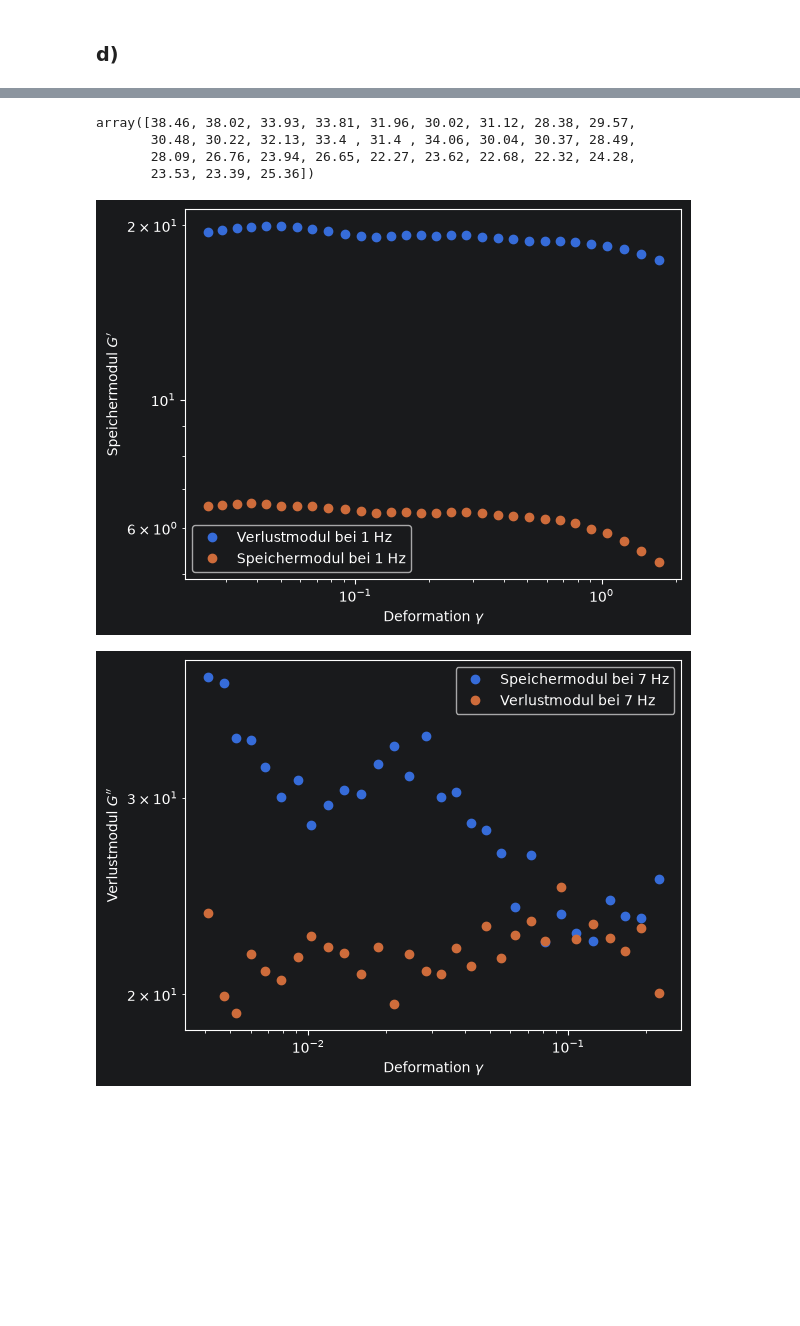
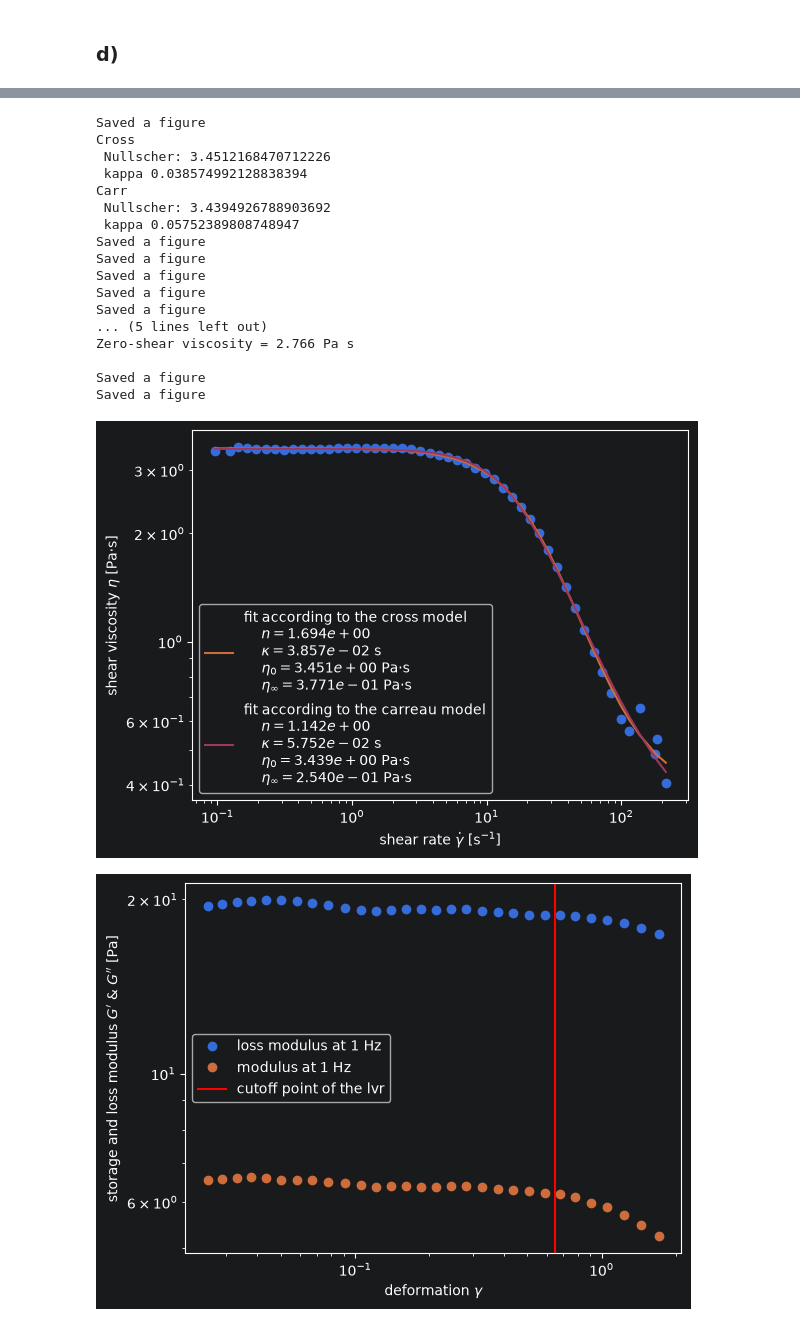
Before and after one commit to Rankenstein678/PCF, a Jupyter notebook: Rheologie/Rehologie.ipynb, the cells around one changed output, grey strips where cells are left out. Saved outputs shown, nothing was run; the diff lists cells and outputs as text; code cells hidden in the pictures; blank space fills up the shorter version.

```diff
--- a/Rheologie/Rehologie.ipynb
+++ b/Rheologie/Rehologie.ipynb
@@ -150,13 +217,15 @@ def maxwell_g2(omega, tau, g0):
 # %% [markdown]
 ### d)
 # %%
-def d(g1, g2, g0):
+def d(g1, g2, g0, filename="cole_cole"):
     fig, ax = plt.subplots()
     ax.scatter(g1, g2)
-    ax.set_xlabel(r"Speichermodul G$^\prime$")
-    ax.set_ylabel(r"Verlustmodul G$^{\prime\prime}$")
+    ax.set_xlabel(r"storage modulus  G$^\prime$ [Pa]")
+    ax.set_ylabel(r"loss modulus G$^{\prime\prime}$ [Pa]")
 
-    x = np.linspace(g1[0], g1[-1], 100)
+    x = np.linspace(g1[0], g1[-1], 100, )
     calc_g2 = np.sqrt(x * (g0 - x))
 
-    ax.plot(x, calc_g2)
+    ax.plot(x, calc_g2, label="cole-cole-plot", color="red")
+    ax.legend()
+    save_plot(fig, filename)
@@ -180,16 +232,64 @@ Carr
 # %%
-n_deform_1, n_schubspannung_1,n_g1_1, n_g2_1 = np.loadtxt("Niedrigviskos-250-1hz.txt",encoding="latin1",skiprows=1,usecols=[9,8,4,5],unpack=True)
-n_deform_7, n_schubspannung_7,n_g1_7, n_g2_7 = np.loadtxt("Niedrigviskos-7hz-250.txt",encoding="latin1",skiprows=1,usecols=[9,8,4,5],unpack=True)
+viskositaet_niedrigviskos = np.loadtxt("Niedrigviskos-250-viskositaet.txt", encoding="latin-1", skiprows=1, unpack=True)
+
+scherviskos = viskositaet_niedrigviskos[2]
+scherrate = viskositaet_niedrigviskos[0]
+
+a(scherrate, scherviskos, filename="low_viscosity_fit")
+n_deform_1, n_schubspannung_1, n_g1_1, n_g2_1 = np.loadtxt("Niedrigviskos-250-1hz.txt", encoding="latin1", skiprows=1,
+                                                           usecols=[9, 8, 4, 5], unpack=True)
+n_deform_7, n_schubspannung_7, n_g1_7, n_g2_7 = np.loadtxt("Niedrigviskos-7hz-250.txt", encoding="latin1", skiprows=1,
+                                                           usecols=[9, 8, 4, 5], unpack=True)
 
 # Zeit s	Temperatur °C	Frequenz Hz	Komp. Schubmodul Pa	Elastischer Modul Pa	Viskoser Modul Pa	Komplexe Viskosität Pas	Phasenwinkel °	Schubspannung Pa	Deformation  	Summierte Zeit s	Eta'' Pas	Dynamische Viskosität Pas	Hinweis
 
-b(n_deform_1,n_deform_7,n_schubspannung_1,n_schubspannung_7,n_g1_1,n_g2_1,n_g1_7,n_g2_7)
+b(n_deform_1,n_deform_7,n_schubspannung_1,n_schubspannung_7,n_g1_1,n_g2_1,n_g1_7,n_g2_7,[0.65,0.065], filename="low_viscosity_moduli")
 
-n_g1_7
+
+n_oszilla = np.loadtxt("Niedrigviskos-250-oszillation.txt", encoding="latin-1", skiprows=1, unpack=True,
+                       usecols=range(0, 13))
+frequenz = n_oszilla[2]
+g1 = n_oszilla[4]
+g2 = n_oszilla[5]
+_,g0,_= c(frequenz, g1, g2, 11, filename="low_viscosity_maxwell_fit")
+
+g1 = n_oszilla[4][:11]
+g2 = n_oszilla[5][:11]
+
+d(g1, g2, g0, filename="low_viscosity_cole_cole")
+g1
+n_oszilla = np.loadtxt("Niedrigviskos-250-oszillation.txt", encoding="latin-1", skiprows=1, unpack=True,
+                       usecols=range(0, 13))
+cvisk = n_oszilla[6]
+freq = n_oszilla[2]
+
+viskositaet_niedrigviskos = np.loadtxt("Niedrigviskos-250-viskositaet.txt", encoding="latin-1", skiprows=1, unpack=True)
+
+scherviskos = viskositaet_niedrigviskos[2]
+scherrate = viskositaet_niedrigviskos[0]
+
+ax = plot_loglog(2 * pi * freq, cvisk, "Kreisfreq", "Kompvisk", label="complex viscosity")
+plot_loglog(scherrate, scherviskos,
+            r"shear rate $\dot \gamma$ [s$^{-1}$] & angular frequency $\omega$ [rad $\cdot$s$^{-1}$]", "Complex viscosity and shear viscosity [Pa s]",
+            ax=ax, label="viscosity")
+save_plot(ax.figure, "low_viscosity_complex_viscosity")
 # %% [output]
-array([38.46, 38.02, 33.93, 33.81, 31.96, 30.02, 31.12, 28.38, 29.57,
-       30.48, 30.22, 32.13, 33.4 , 31.4 , 34.06, 30.04, 30.37, 28.49,
-       28.09, 26.76, 23.94, 26.65, 22.27, 23.62, 22.68, 22.32, 24.28,
-       23.53, 23.39, 25.36])
+Saved a figure
+Cross
+ Nullscher: 3.4512168470712226
+ kappa 0.038574992128838394
+Carr
+ Nullscher: 3.4394926788903692
+ kappa 0.05752389808748947
+Saved a figure
+Saved a figure
+Saved a figure
+Saved a figure
+Saved a figure
+... (5 lines left out)
+Zero-shear viscosity = 2.766 Pa s
+
+Saved a figure
+Saved a figure
-[figure, old version]
+[figure, new version]
-[figure, old version]
+[figure, new version]
```
Also changed, not shown: parts of 20 cells of this notebook.
